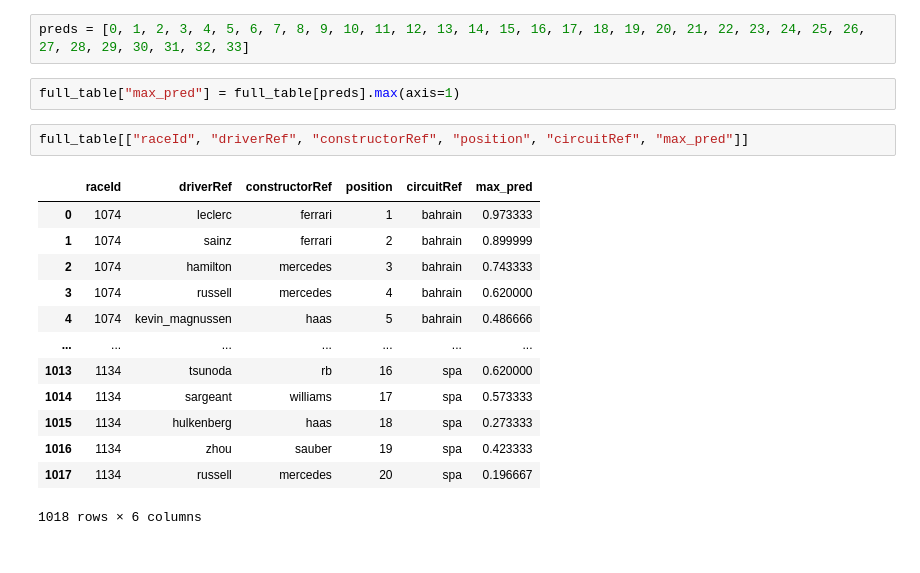
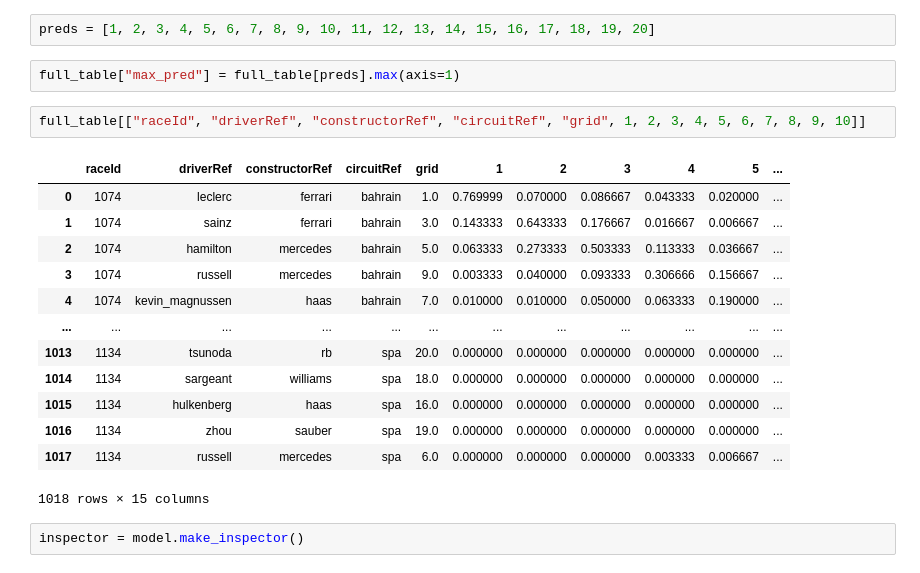
Before and after one commit to jestoncolelewis/Formula_One_Predictor, a Jupyter notebook: decision_forest.ipynb, the cells around one changed output. Saved outputs shown, nothing was run; the diff lists cells and outputs as text.

Commit message:
cleaned preds and added more pred columns to tables

```diff
--- a/decision_forest.ipynb
+++ b/decision_forest.ipynb
@@ -68,20 +66,22 @@ evaluation.accuracy
 # %%
-preds = [0, 1, 2, 3, 4, 5, 6, 7, 8, 9, 10, 11, 12, 13, 14, 15, 16, 17, 18, 19, 20, 21, 22, 23, 24, 25, 26, 27, 28, 29, 30, 31, 32, 33]
+preds = [1, 2, 3, 4, 5, 6, 7, 8, 9, 10, 11, 12, 13, 14, 15, 16, 17, 18, 19, 20]
 # %%
 full_table["max_pred"] = full_table[preds].max(axis=1)
 # %%
-full_table[["raceId", "driverRef", "constructorRef", "position", "circuitRef", "max_pred"]]
+full_table[["raceId", "driverRef", "constructorRef", "circuitRef", "grid", 1, 2, 3, 4, 5, 6, 7, 8, 9, 10]]
 # %% [output]
-|  | raceId | driverRef | constructorRef | position | circuitRef | max_pred |
-| 0 | 1074 | leclerc | ferrari | 1 | bahrain | 0.973333 |
-| 1 | 1074 | sainz | ferrari | 2 | bahrain | 0.899999 |
-| 2 | 1074 | hamilton | mercedes | 3 | bahrain | 0.743333 |
-| 3 | 1074 | russell | mercedes | 4 | bahrain | 0.620000 |
-| 4 | 1074 | kevin_magnussen | haas | 5 | bahrain | 0.486666 |
-| ... | ... | ... | ... | ... | ... | ... |
-| 1013 | 1134 | tsunoda | rb | 16 | spa | 0.620000 |
-| 1014 | 1134 | sargeant | williams | 17 | spa | 0.573333 |
-| 1015 | 1134 | hulkenberg | haas | 18 | spa | 0.273333 |
-| 1016 | 1134 | zhou | sauber | 19 | spa | 0.423333 |
-| 1017 | 1134 | russell | mercedes | 20 | spa | 0.196667 |
+|  | raceId | driverRef | constructorRef | circuitRef | grid | 1 | 2 | 3 | 4 | 5 | ... |
+| 0 | 1074 | leclerc | ferrari | bahrain | 1.0 | 0.769999 | 0.070000 | 0.086667 | 0.043333 | 0.020000 | ... |
+| 1 | 1074 | sainz | ferrari | bahrain | 3.0 | 0.143333 | 0.643333 | 0.176667 | 0.016667 | 0.006667 | ... |
+| 2 | 1074 | hamilton | mercedes | bahrain | 5.0 | 0.063333 | 0.273333 | 0.503333 | 0.113333 | 0.036667 | ... |
+| 3 | 1074 | russell | mercedes | bahrain | 9.0 | 0.003333 | 0.040000 | 0.093333 | 0.306666 | 0.156667 | ... |
+| 4 | 1074 | kevin_magnussen | haas | bahrain | 7.0 | 0.010000 | 0.010000 | 0.050000 | 0.063333 | 0.190000 | ... |
+| ... | ... | ... | ... | ... | ... | ... | ... | ... | ... | ... | ... |
+| 1013 | 1134 | tsunoda | rb | spa | 20.0 | 0.000000 | 0.000000 | 0.000000 | 0.000000 | 0.000000 | ... |
+| 1014 | 1134 | sargeant | williams | spa | 18.0 | 0.000000 | 0.000000 | 0.000000 | 0.000000 | 0.000000 | ... |
+| 1015 | 1134 | hulkenberg | haas | spa | 16.0 | 0.000000 | 0.000000 | 0.000000 | 0.000000 | 0.000000 | ... |
+| 1016 | 1134 | zhou | sauber | spa | 19.0 | 0.000000 | 0.000000 | 0.000000 | 0.000000 | 0.000000 | ... |
+| 1017 | 1134 | russell | mercedes | spa | 6.0 | 0.000000 | 0.000000 | 0.000000 | 0.003333 | 0.006667 | ... |
-1018 rows × 6 columns
+1018 rows × 15 columns
+# %%
+inspector = model.make_inspector()
```
Also changed, not shown: parts of 6 cells of this notebook.
